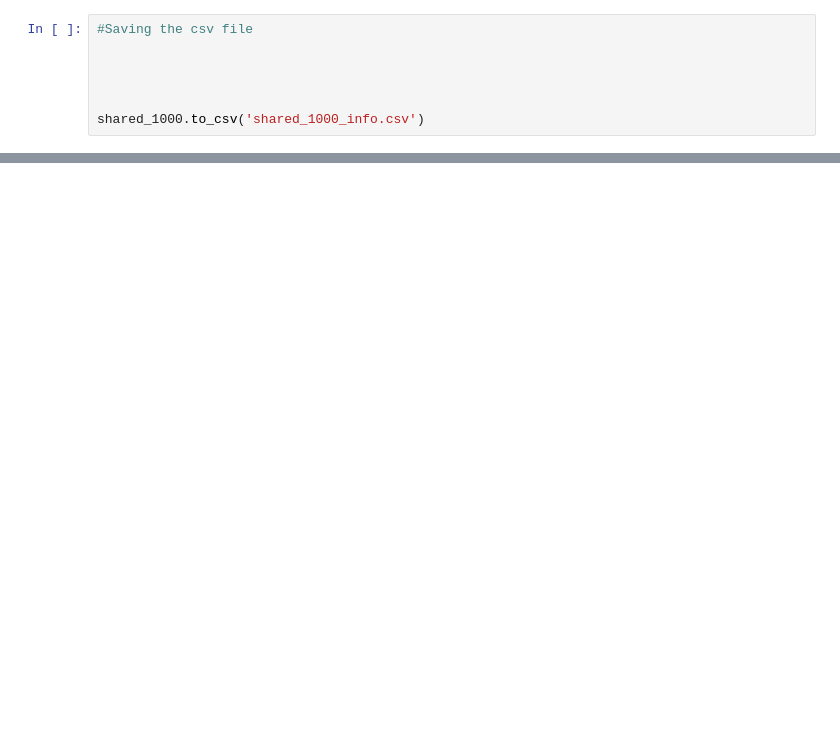
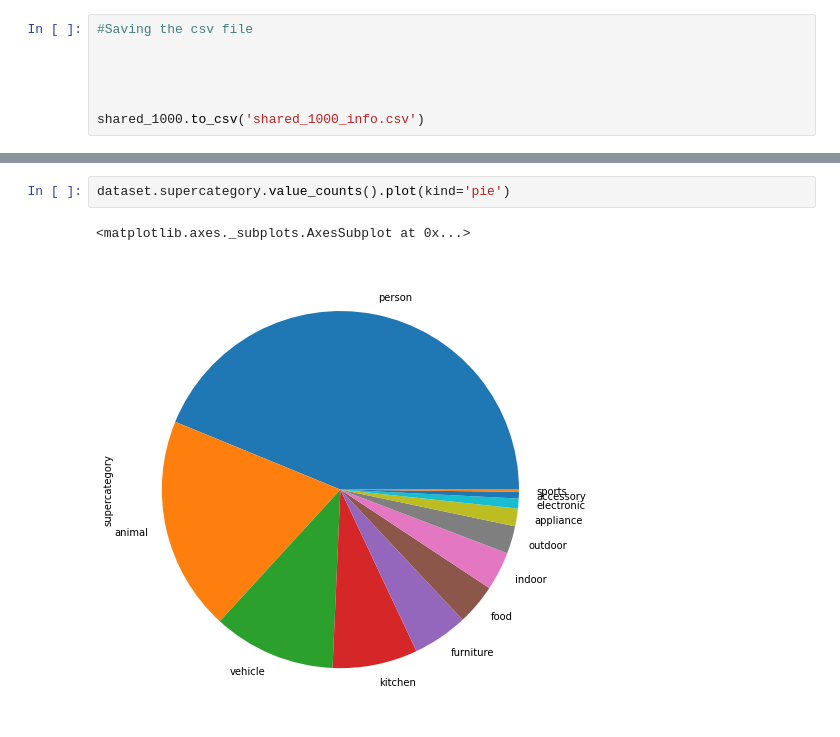
Before and after one commit to PalaashAgrawal/NSD_exploration, a Jupyter notebook: extract_shared1000.ipynb, the cells around one changed output, grey strips where cells are left out. Cells and saved outputs as stored; diff of their text form; blank space fills up the shorter version.

```diff
--- a/extract_shared1000.ipynb
+++ b/extract_shared1000.ipynb
@@ -198,0 +254,5 @@ shared_1000.to_csv('shared_1000_info.csv')
+# %%
+dataset.supercategory.value_counts().plot(kind='pie')
+# %% [output]
+<matplotlib.axes._subplots.AxesSubplot at 0x...>
+[figure, added]
```
Also changed, not shown: parts of 16 cells of this notebook, 1 other file.
